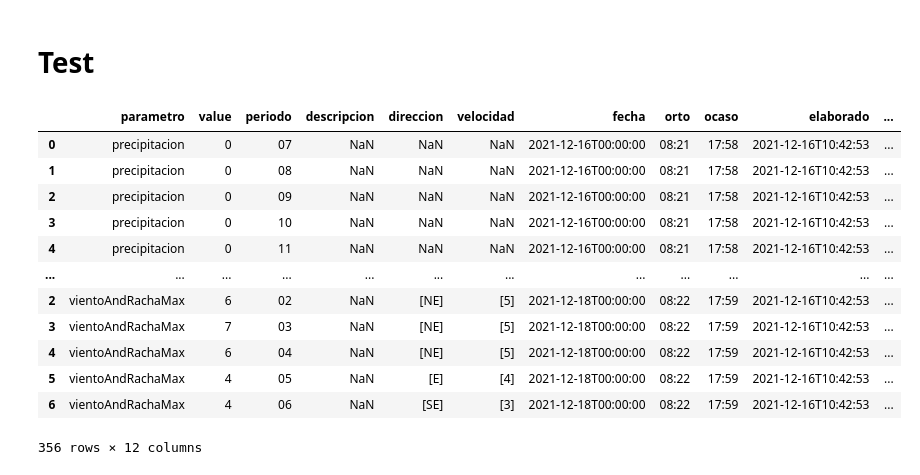
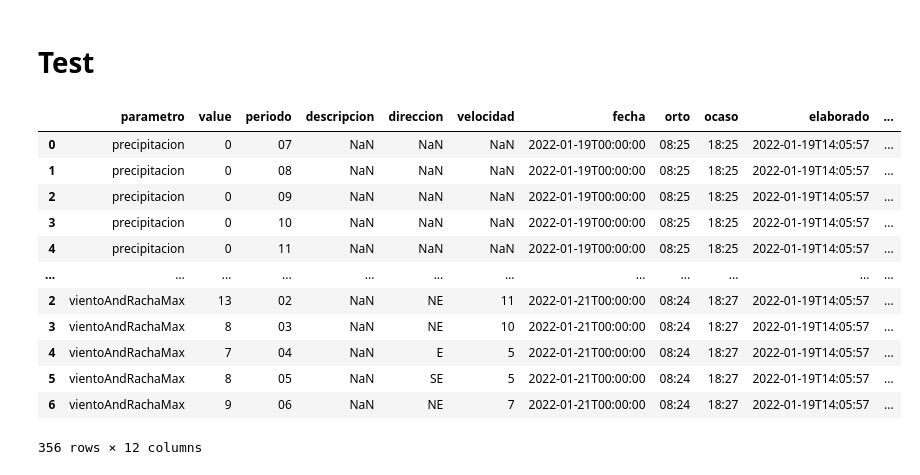
Before and after one commit to danrlion/airflow-poc, a Jupyter notebook: notebooks/ProcessHourlyPrediction.ipynb, the cells around one changed output. Drawn from its saved outputs; the diff is of its cells as text; code cells hidden in the pictures.

Commit message:
Extract, transform and Load to db ready. 1st version. Tested.

```diff
--- a/notebooks/ProcessHourlyPrediction.ipynb
+++ b/notebooks/ProcessHourlyPrediction.ipynb
@@ -9,5 +9,6 @@ HOME=os.environ["HOME"]
 # %%
-fn = f"{HOME}/github/datalake/raw/aemet/predictions/hourly/20211216T122138/18153.json"
+d1 = os.listdir(f"{HOME}/raw/aemet/predictions/hourly/")[0]
+fn = f"{HOME}/raw/aemet/predictions/hourly/{d1}/18153.json"
 
 with open(fn, "r", encoding='latin-1') as f:
     j = json.load(f)
@@ -105,9 +106,9 @@ import pandas as pd
 import json
 import os
 
-HOME = os.environ["HOME"]
-INPUTDIR = "github/datalake/raw/aemet/predictions/hourly/20211216T122138"
-fn = "{}/{}/18153.json".format(HOME, INPUTDIR)
+HOME = os.environ["AIRFLOW_TARGET_DATALAKE"]
+d1 = os.listdir(f"{HOME}/raw/aemet/predictions/hourly/")[0]
+fn = f"{HOME}/raw/aemet/predictions/hourly/{d1}/18153.json"
 
 """
 \root json file
@@ -135,7 +136,7 @@ fn = "{}/{}/18153.json".format(HOME, INPUTDIR)
 
 """
 
-def extractJsonHourlyAemetPredictions(f):
+def local_transformPredictionsAemetHourly(f):
     """Extract info from json file for hourly aemet predictions."""
     j = None
     with open(f, "r", encoding='latin-1') as fo:
@@ -171,6 +172,9 @@ def extractJsonHourlyAemetPredictions(f):
 
         # Third "group" with similar structure.
         u = pd.json_normalize(d[n]["vientoAndRachaMax"][::2])
+        # These two columns are a length-1 array, so extract values.
+        u["direccion"] = [x[0] for x in u["direccion"]]
+        u["velocidad"] = [x[0] for x in u["velocidad"]]
         # the structure here has even and odd difference which is resolved by joining the two parts.
         u = u.merge(pd.json_normalize(d[n]["vientoAndRachaMax"][1::2]), on="periodo")
         u["parametro"] = "vientoAndRachaMax"
@@ -193,21 +197,21 @@ def extractJsonHourlyAemetPredictions(f):
 # %% [markdown]
 # Test
 # %%
-json_flattened = extractJsonHourlyAemetPredictions(fn)
+json_flattened = local_transformPredictionsAemetHourly(fn)
 json_flattened
 # %% [output]
 |  | parametro | value | periodo | descripcion | direccion | velocidad | fecha | orto | ocaso | elaborado | ... |
-| 0 | precipitacion | 0 | 07 | NaN | NaN | NaN | 2021-12-16T00:00:00 | 08:21 | 17:58 | 2021-12-16T10:42:53 | ... |
-| 1 | precipitacion | 0 | 08 | NaN | NaN | NaN | 2021-12-16T00:00:00 | 08:21 | 17:58 | 2021-12-16T10:42:53 | ... |
-| 2 | precipitacion | 0 | 09 | NaN | NaN | NaN | 2021-12-16T00:00:00 | 08:21 | 17:58 | 2021-12-16T10:42:53 | ... |
-| 3 | precipitacion | 0 | 10 | NaN | NaN | NaN | 2021-12-16T00:00:00 | 08:21 | 17:58 | 2021-12-16T10:42:53 | ... |
-| 4 | precipitacion | 0 | 11 | NaN | NaN | NaN | 2021-12-16T00:00:00 | 08:21 | 17:58 | 2021-12-16T10:42:53 | ... |
+| 0 | precipitacion | 0 | 07 | NaN | NaN | NaN | 2022-01-19T00:00:00 | 08:25 | 18:25 | 2022-01-19T14:05:57 | ... |
+| 1 | precipitacion | 0 | 08 | NaN | NaN | NaN | 2022-01-19T00:00:00 | 08:25 | 18:25 | 2022-01-19T14:05:57 | ... |
+| 2 | precipitacion | 0 | 09 | NaN | NaN | NaN | 2022-01-19T00:00:00 | 08:25 | 18:25 | 2022-01-19T14:05:57 | ... |
+| 3 | precipitacion | 0 | 10 | NaN | NaN | NaN | 2022-01-19T00:00:00 | 08:25 | 18:25 | 2022-01-19T14:05:57 | ... |
+| 4 | precipitacion | 0 | 11 | NaN | NaN | NaN | 2022-01-19T00:00:00 | 08:25 | 18:25 | 2022-01-19T14:05:57 | ... |
 | ... | ... | ... | ... | ... | ... | ... | ... | ... | ... | ... | ... |
-| 2 | vientoAndRachaMax | 6 | 02 | NaN | [NE] | [5] | 2021-12-18T00:00:00 | 08:22 | 17:59 | 2021-12-16T10:42:53 | ... |
-| 3 | vientoAndRachaMax | 7 | 03 | NaN | [NE] | [5] | 2021-12-18T00:00:00 | 08:22 | 17:59 | 2021-12-16T10:42:53 | ... |
-| 4 | vientoAndRachaMax | 6 | 04 | NaN | [NE] | [5] | 2021-12-18T00:00:00 | 08:22 | 17:59 | 2021-12-16T10:42:53 | ... |
-| 5 | vientoAndRachaMax | 4 | 05 | NaN | [E] | [4] | 2021-12-18T00:00:00 | 08:22 | 17:59 | 2021-12-16T10:42:53 | ... |
-| 6 | vientoAndRachaMax | 4 | 06 | NaN | [SE] | [3] | 2021-12-18T00:00:00 | 08:22 | 17:59 | 2021-12-16T10:42:53 | ... |
+| 2 | vientoAndRachaMax | 13 | 02 | NaN | NE | 11 | 2022-01-21T00:00:00 | 08:24 | 18:27 | 2022-01-19T14:05:57 | ... |
+| 3 | vientoAndRachaMax | 8 | 03 | NaN | NE | 10 | 2022-01-21T00:00:00 | 08:24 | 18:27 | 2022-01-19T14:05:57 | ... |
+| 4 | vientoAndRachaMax | 7 | 04 | NaN | E | 5 | 2022-01-21T00:00:00 | 08:24 | 18:27 | 2022-01-19T14:05:57 | ... |
+| 5 | vientoAndRachaMax | 8 | 05 | NaN | SE | 5 | 2022-01-21T00:00:00 | 08:24 | 18:27 | 2022-01-19T14:05:57 | ... |
+| 6 | vientoAndRachaMax | 9 | 06 | NaN | NE | 7 | 2022-01-21T00:00:00 | 08:24 | 18:27 | 2022-01-19T14:05:57 | ... |
 356 rows × 12 columns
 # %%
 # Create table with NO normalizaton.
```
Also changed, not shown: parts of 13 cells of this notebook, 5 other files.
